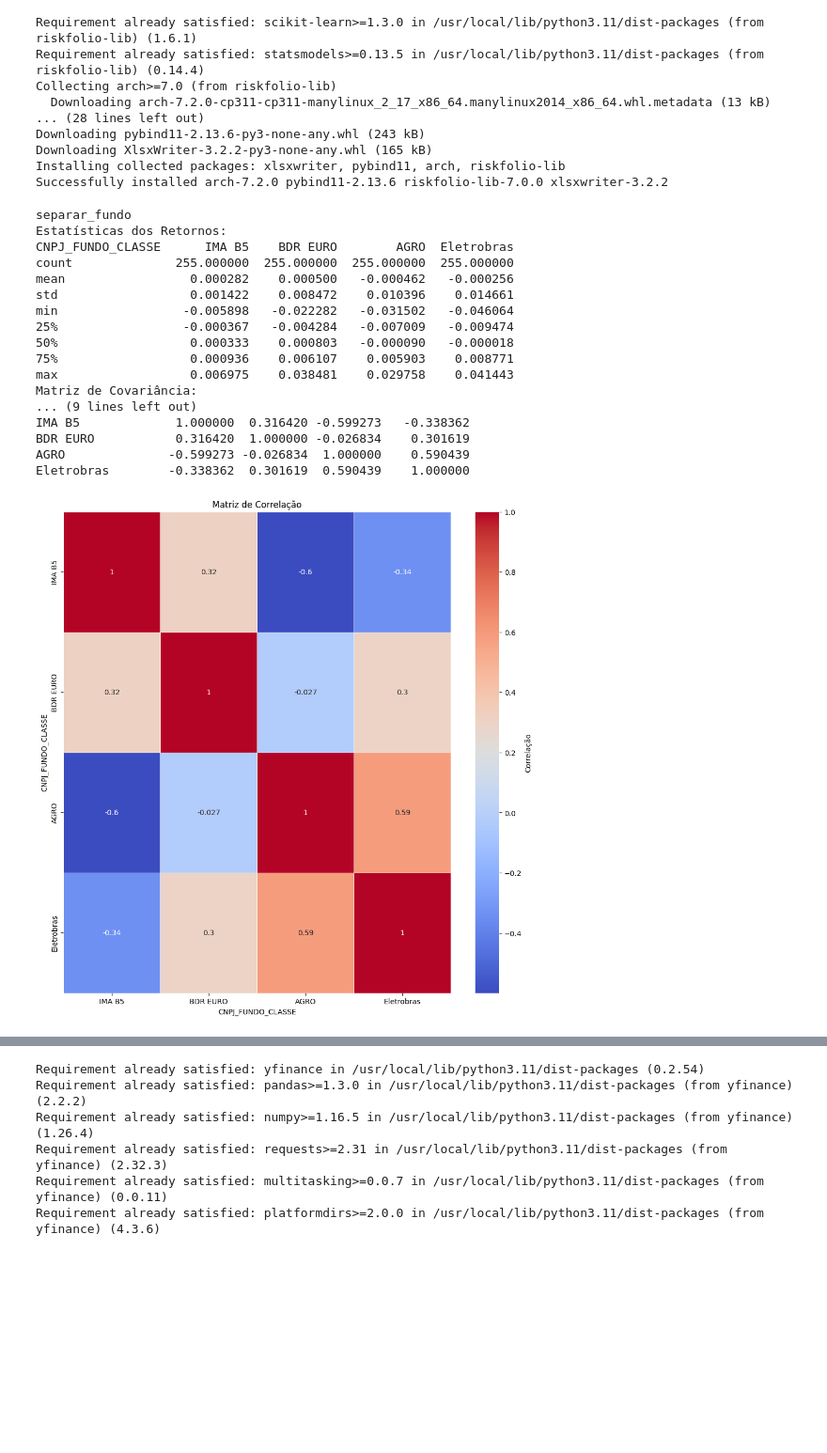
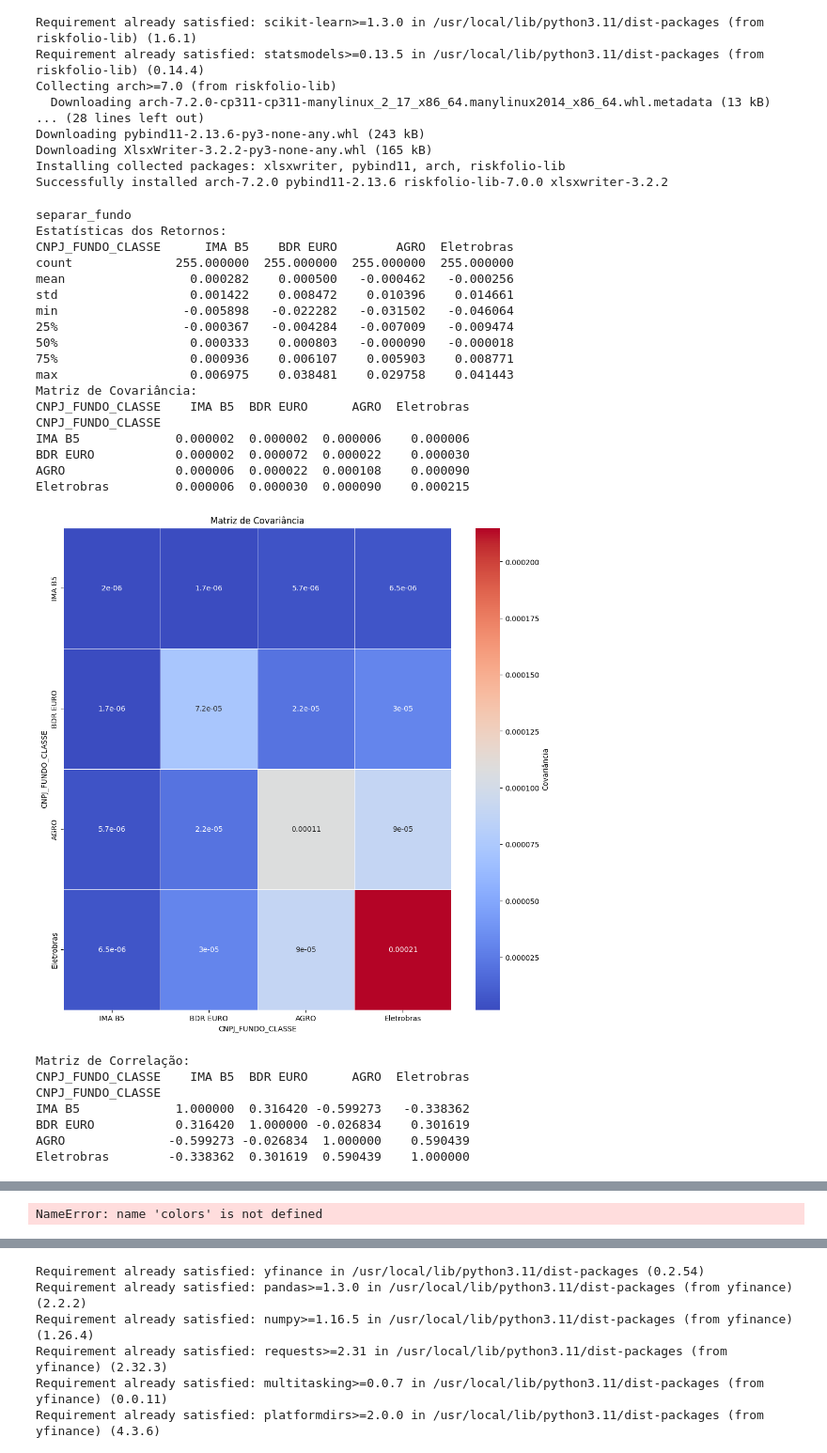
Before and after one commit to fellipesillvaoff/Investiment, a Jupyter notebook: Untitled6.ipynb, the cells around one changed output, grey strips where cells are left out. Shown at 94% size. Cells and saved outputs as stored; diff of their text form; code cells hidden in the pictures; blank space fills up the shorter version.

```diff
--- a/Untitled6.ipynb
+++ b/Untitled6.ipynb
@@ -533,11 +533,14 @@ frontier = portfolio.efficient_frontier(
 cov_matrix = retornos.cov()
 print("Matriz de Covariância:")
 print(cov_matrix)
-
+plt.figure(figsize=(12, 12))
+sns.heatmap(cov_matrix, annot=True, cmap='coolwarm', linewidths=0.5, cbar_kws={'label': 'Covariância'})
+plt.title('Matriz de Covariância')
+plt.show()
 
 # Visualizando a matriz de correlação dos ativos
 correlation_matrix = dados_pivot.corr()
-print("Matriz de Covariância:")
+print("Matriz de Correlação:")
 print(correlation_matrix)
 plt.figure(figsize=(12, 12))
 sns.heatmap(correlation_matrix, annot=True, cmap='coolwarm', linewidths=0.5, cbar_kws={'label': 'Correlação'})
@@ -547,8 +550,8 @@ plt.show()
 # Plotando a área da Fronteira Eficiente com Matplotlib
 fig, ax = plt.subplots(figsize=(10, 6))
 rp.plot_frontier_area(
-    w_frontier=frontier,  # Fronteira eficiente calculada
-    cmap="viridis",       # Mapa de cores
+    w_frontier=frontier,
+    cmap="rainbow",       # Mapa de cores
     height=6,             # Altura do gráfico
     width=10,             # Largura do gráfico
     ax=ax
@@ -558,9 +561,7 @@ plt.show()
 
 
 # Ajuste dos pesos otimizados para o formato correto
-
-weights = weights.ravel()
-weights = pd.Series(weights, index=retornos.columns)  # Certifica-se que é uma Series com os rótulos dos ativos
+print(f"_______________________________________________\n {weights}")
 
 
 # Chamada da otimização
@@ -576,48 +577,59 @@ if weights is None:
     raise ValueError("A otimização do portfólio falhou. Verifique os parâmetros de entrada.")
 
 
-weights = pd.Series(weights, index=retornos.columns)  # Formatação correta depois da validação
+print(f"_______________________________________________\n {weights}")
+
 
 
 # Exibe os pesos otimizados
 print("Pesos Otimizados:")
 print(weights)
 
 
 cov_matrix = retornos.cov()
 print(cov_matrix)
 
-fig, ax = plt.subplots(figsize=(8, 6))
-rp.plot_pie(
-    w=weights,           # Pesos dos ativos
-    title="Distribuição dos Ativos na Carteira Otimizada",
-    others=0.05,         # Agrupar ativos com peso < 5%
-    nrow=1,              # Exibe os ativos em 1 linha
-    cmap="tab20",        # Paleta de cores
-    height=6,
-    width=10,
+fig, ax = plt.subplots(figsize=(10, 6))
+rp.plot_frontier_area(
+    w_frontier=frontier,  # Fronteira eficiente calculada
+    c=colors,             # Cores dos dados
+    cmap="magma",         # Mapa de cores
+    height=6,             # Altura do gráfico
+    width=10,             # Largura do gráfico
     ax=ax
 )
+plt.xlabel("Risco (%)")       # Nome do eixo X
+plt.ylabel("Retorno (%)")     # Nome do eixo Y
+plt.title("Fronteira Eficiente - Área de Risco e Retorno")
 plt.show()
+
 
 print("Pesos Otimizados:")
 print(weights)
 # %% [output]
 separar_fundo
 Estatísticas dos Retornos:
 CNPJ_FUNDO_CLASSE      IMA B5    BDR EURO        AGRO  Eletrobras
 count              255.000000  255.000000  255.000000  255.000000
 mean                 0.000282    0.000500   -0.000462   -0.000256
 std                  0.001422    0.008472    0.010396    0.014661
 min                 -0.005898   -0.022282   -0.031502   -0.046064
 25%                 -0.000367   -0.004284   -0.007009   -0.009474
 50%                  0.000333    0.000803   -0.000090   -0.000018
 75%                  0.000936    0.006107    0.005903    0.008771
 max                  0.006975    0.038481    0.029758    0.041443
 Matriz de Covariância:
-... (9 lines left out)
-IMA B5             1.000000  0.316420 -0.599273   -0.338362
-BDR EURO           0.316420  1.000000 -0.026834    0.301619
-AGRO              -0.599273 -0.026834  1.000000    0.590439
-Eletrobras        -0.338362  0.301619  0.590439    1.000000
+CNPJ_FUNDO_CLASSE    IMA B5  BDR EURO      AGRO  Eletrobras
+CNPJ_FUNDO_CLASSE
+IMA B5             0.000002  0.000002  0.000006    0.000006
+BDR EURO           0.000002  0.000072  0.000022    0.000030
+AGRO               0.000006  0.000022  0.000108    0.000090
+Eletrobras         0.000006  0.000030  0.000090    0.000215
-[figure, old version]
+[figure, new version]
+Matriz de Correlação:
+CNPJ_FUNDO_CLASSE    IMA B5  BDR EURO      AGRO  Eletrobras
+CNPJ_FUNDO_CLASSE
+IMA B5             1.000000  0.316420 -0.599273   -0.338362
+BDR EURO           0.316420  1.000000 -0.026834    0.301619
+AGRO              -0.599273 -0.026834  1.000000    0.590439
+Eletrobras        -0.338362  0.301619  0.590439    1.000000
@@ -623,0 +655 @@ Eletrobras        -0.338362  0.301619  0.590439    1.000000
+NameError: name 'colors' is not defined
```
Also changed, not shown: parts of 1 cell of this notebook.
